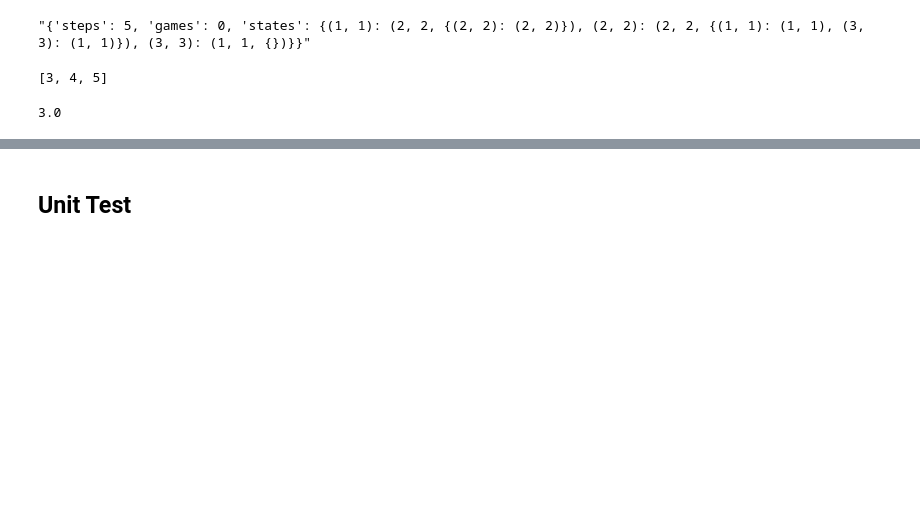
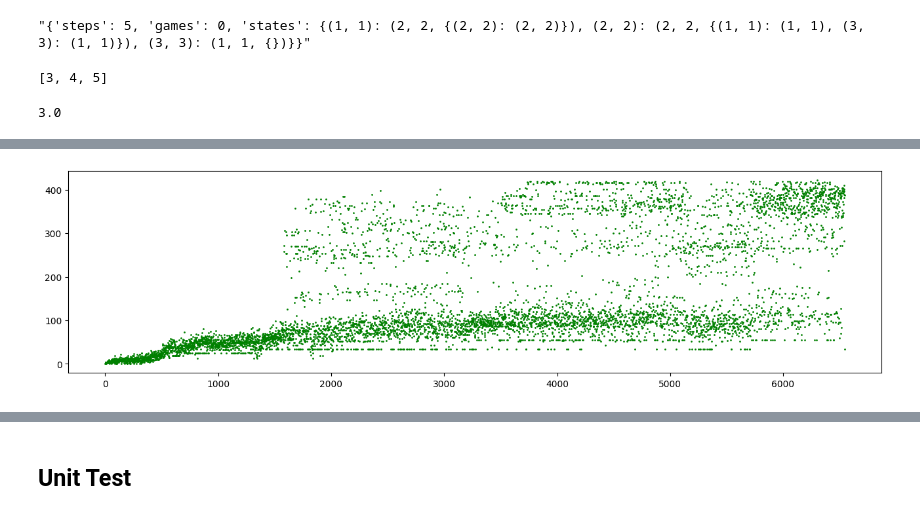
Before and after one commit to aigents/aigents-python, a Jupyter notebook: notebooks/gym/gym_atari_coding.ipynb, the cells around one changed output, grey strips where cells are left out. Drawn from its saved outputs; the diff is of its cells as text; code cells hidden in the pictures; blank space fills up the shorter version.

```diff
--- a/notebooks/gym/gym_atari_coding.ipynb
+++ b/notebooks/gym/gym_atari_coding.ipynb
@@ -35,0 +39,8 @@ sum([1,2,3,4,5])/5
+# %%
+with open('../20250120s41ss09mt50_scores.txt', 'r') as file:
+    code = file.read().replace('\n', '')
+    exec(code) # => scores
+plt.rcParams["figure.figsize"] = (16, 4)
+p = plt.scatter(np.arange(len(scores)),scores, label='Green: SS=0.9, S=41', color='green', marker='o', s=1)
+# %% [output]
+[figure, added]
```
Also changed, not shown: parts of 2 cells of this notebook, 2 other files.
